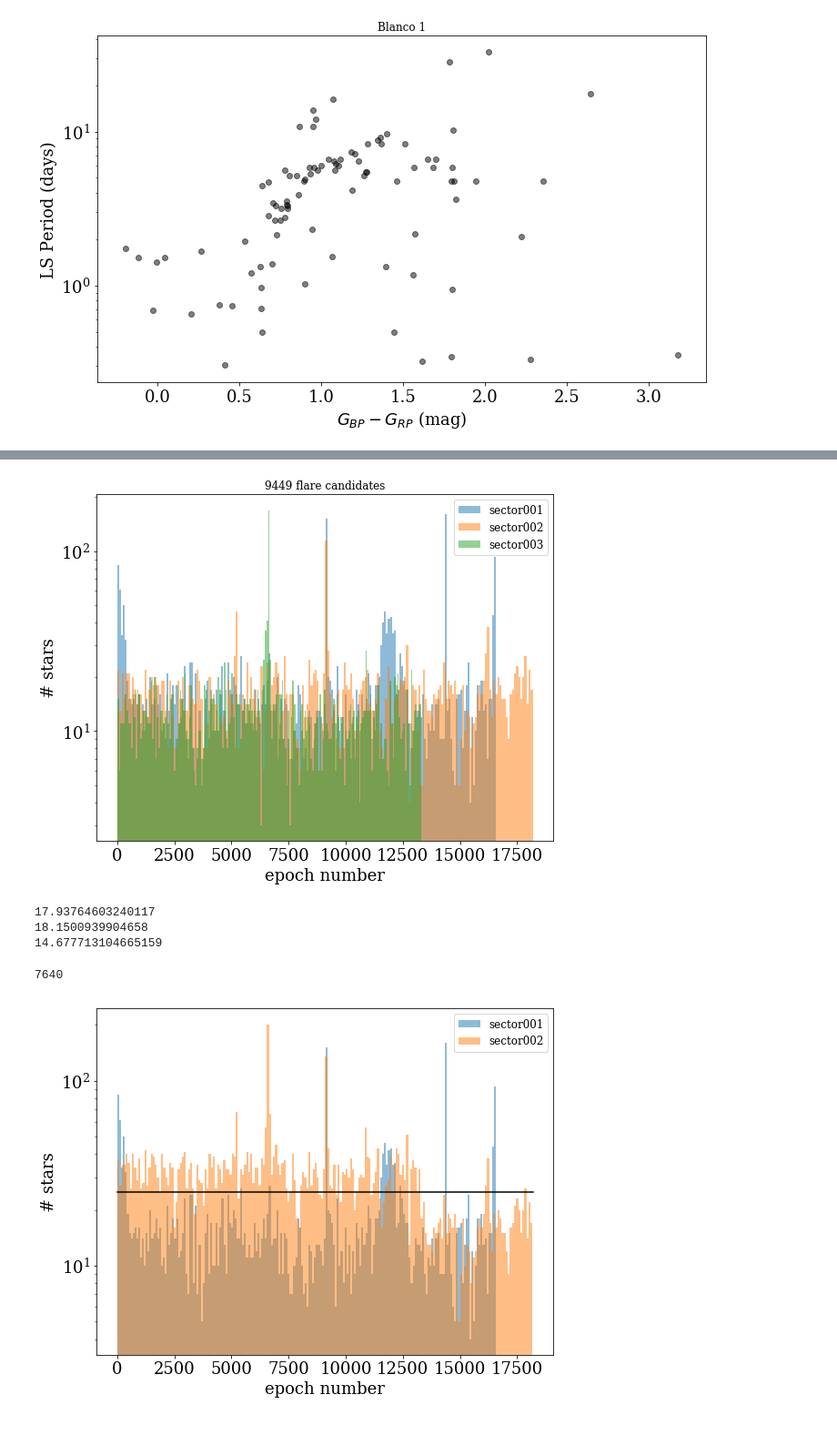
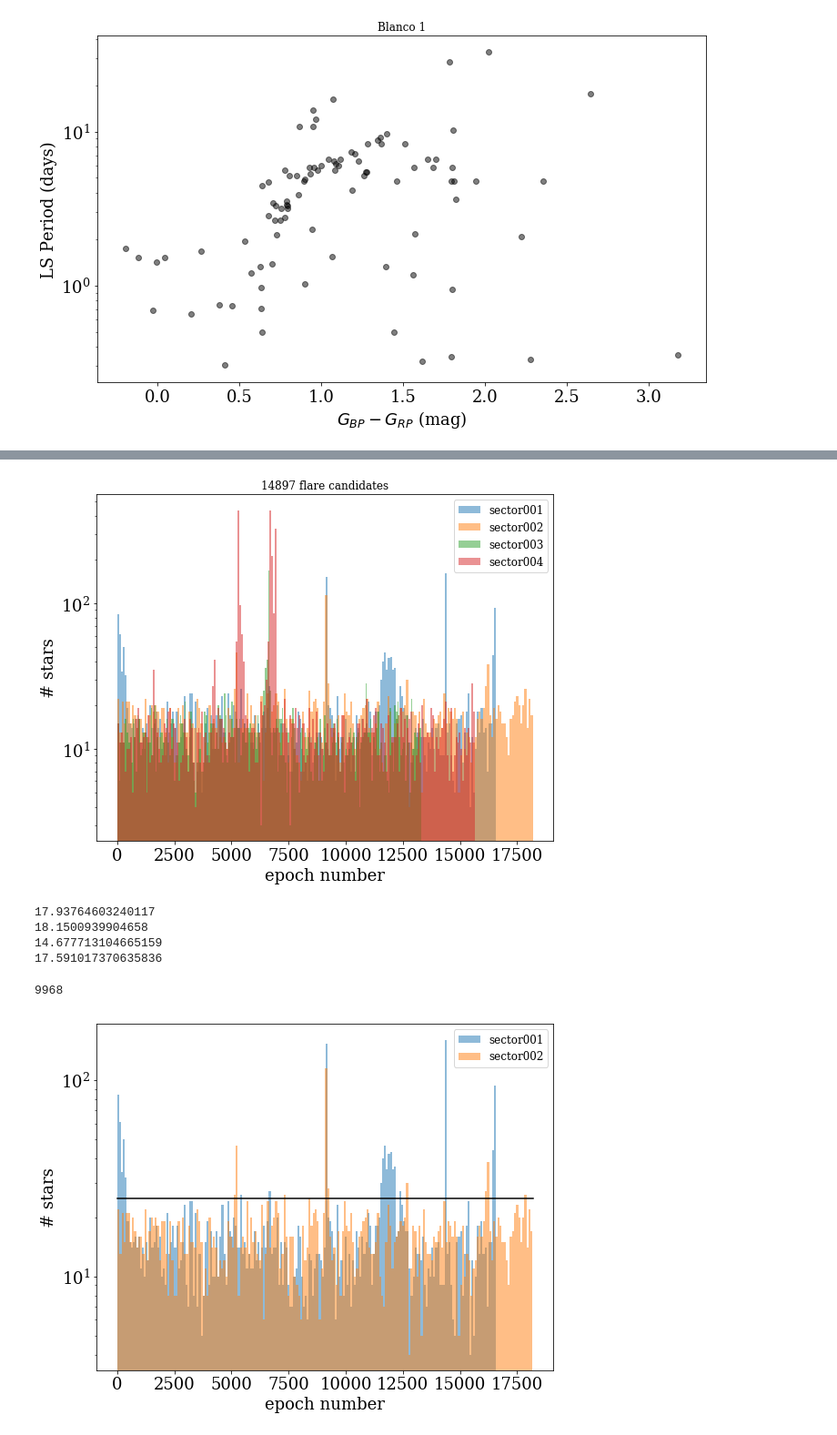
Before and after one commit to jradavenport/helloTESS, a Jupyter notebook: quick_search.ipynb, the cells around one changed output, grey strips where cells are left out. Shown at 91% size. Cells and saved outputs as stored; diff of their text form; code cells hidden in the pictures.

```diff
--- a/quick_search.ipynb
+++ b/quick_search.ipynb
@@ -26,14 +26,14 @@ import exoplanet as xo
 # tess_dir = '/data/epyc/data/tess/'
 tess_dir = '/Users/james/Desktop/tess/'
 
-sectors = ['sector001', 'sector002', 'sector003']
+sectors = ['sector001', 'sector002', 'sector003', 'sector004']
 
 # just in case glob wants to re-order things, be sure grab them in Sector order
 sect1 = glob(tess_dir + sectors[0] + '/*.fits', recursive=True)
 sect2 = glob(tess_dir + sectors[1] + '/*.fits', recursive=True)
 sect3 = glob(tess_dir + sectors[2] + '/*.fits', recursive=True)
+sect4 = glob(tess_dir + sectors[3] + '/*.fits', recursive=True)
 
-
-files = sect1 + sect2 + sect3
-print(len(sect1), len(sect2), len(sect3), len(files))
+files = sect1 + sect2 + sect3 + sect4
+print(len(sect1), len(sect2), len(sect3), len(sect4), len(files))
 # %% [output]
@@ -44,0 +41,14 @@ k
+# %%
+df1 = pd.read_csv(tess_dir + 'gaiatess1_xmatch_1arsec-result.csv')
+df2 = pd.read_csv(tess_dir + 'gaiatess2_xmatch_1arsec-result.csv')
+df3 = pd.read_csv(tess_dir + 'gaiatess3_xmatch_1arsec-result.csv')
+df4 = pd.read_csv(tess_dir + 'gaiatess4_xmatch_1arsec-result.csv')
+
+df = pd.concat([df1, df2, df3, df4], ignore_index=True, sort=False)
+
+plt.figure(figsize=(9,8))
+_ = plt.hist2d(df['ra'], df['dec'], bins=(200,200), cmap=plt.cm.magma_r)
+_ = plt.hist2d(df['ra']-360, df['dec'], bins=(200,200), cmap=plt.cm.magma_r)
+plt.xlim(-180,180)
+plt.xlabel('RA [deg]')
+plt.ylabel('Dec [deg]')
@@ -453,15 +496,17 @@ NBINS=200
 
 
 plt.figure(figsize=(9,7))
-s1 = np.where((FL_id < len(sect1)))[0]
-s2 = np.where((FL_id > len(sect1)) &
-              (FL_id < len(sect1) + len(sect2)))[0]
-s3 = np.where((FL_id > len(sect1) + len(sect2)))[0]
+# s1 = np.where((FL_id < len(sect1)))[0]
+# s2 = np.where((FL_id > len(sect1)) &
+#               (FL_id < len(sect1) + len(sect2)))[0]
+# s3 = np.where((FL_id > len(sect1) + len(sect2)))[0]
 
 
 n1,be1,_ = plt.hist((FL_t0[s1]+FL_t1[s1])/2.,bins=NBINS, alpha=0.5, label='sector001')
 n2,be2,_ = plt.hist((FL_t0[s2]+FL_t1[s2])/2.,bins=NBINS, alpha=0.5, label='sector002')
 n3,be3,_ = plt.hist((FL_t0[s3]+FL_t1[s3])/2.,bins=NBINS, alpha=0.5, label='sector003')
+n4,be4,_ = plt.hist((FL_t0[s4]+FL_t1[s4])/2.,bins=NBINS, alpha=0.5, label='sector004')
+
 
 
 plt.title(str(np.size(FL_t0))+' flare candidates',fontsize=12)
@@ -470,15 +515,17 @@ plt.ylabel('# stars')
 plt.legend(fontsize=12)
 plt.yscale('log')
 # %% [output]
-[figure, old version]
+[figure, new version]
 # %%
 print(10**np.mean(np.log10(n1)) + 2 * 10**np.std(np.log10(n1)))
 print(10**np.mean(np.log10(n2)) + 2 * 10**np.std(np.log10(n2)))
 print(10**np.mean(np.log10(n3)) + 2 * 10**np.std(np.log10(n3)))
+print(10**np.mean(np.log10(n4)) + 2 * 10**np.std(np.log10(n4)))
 # %% [output]
 17.93764603240117
 18.1500939904658
 14.677713104665159
+17.591017370635836
 # %%
 FLCUT = 25
 
@@ -507,25 +554,34 @@ for k in range(len(n3)):
         OK[s3[tt]] = True
 
 
+for k in range(len(n4)):
+    tt = np.where(#(FL_id[s3] >= 15889) &
+                  ((FL_t0[s4]+FL_t1[s4])/2. >= be4[k]) &
+                  ((FL_t0[s4]+FL_t1[s4])/2. < be4[k+1]))[0]
+    if n4[k] < FLCUT:
+        OK[s4[tt]] = True
+
+
+
 sum(OK)
 # %% [output]
-7640
+9968
 # %%
 plt.figure(figsize=(9,7))
-s1 = np.where((FL_id < 15889))[0]
-s2 = np.where((FL_id >= 15889))[0]
+# s1 = np.where((FL_id < 15889))[0]
+# s2 = np.where((FL_id >= 15889))[0]
 
 _ = plt.hist((FL_t0[s1]+FL_t1[s1])/2.,bins=NBINS, alpha=0.5, label='sector001')
 _  = plt.hist((FL_t0[s2]+FL_t1[s2])/2.,bins=NBINS, alpha=0.5, label='sector002')
 plt.plot([0, max(FL_t1)], [FLCUT, FLCUT], c='k')
 
 # plt.title(str(np.size(FL_t0))+' flare candidates',fontsize=12)
 plt.xlabel('epoch number')
 plt.ylabel('# stars')
 plt.legend(fontsize=12)
 plt.yscale('log')
 # %% [output]
-[figure, old version]
+[figure, new version]
 # %%
 flare_out2 = pd.DataFrame(data={'TIC':ALL_TIC[FL_id], 'i0':FL_t0, 'i1':FL_t1,
                                 'med':FL_f0, 'peak':FL_f1, 'FLOK':OK})
```
Also changed, not shown: parts of 23 cells of this notebook.
